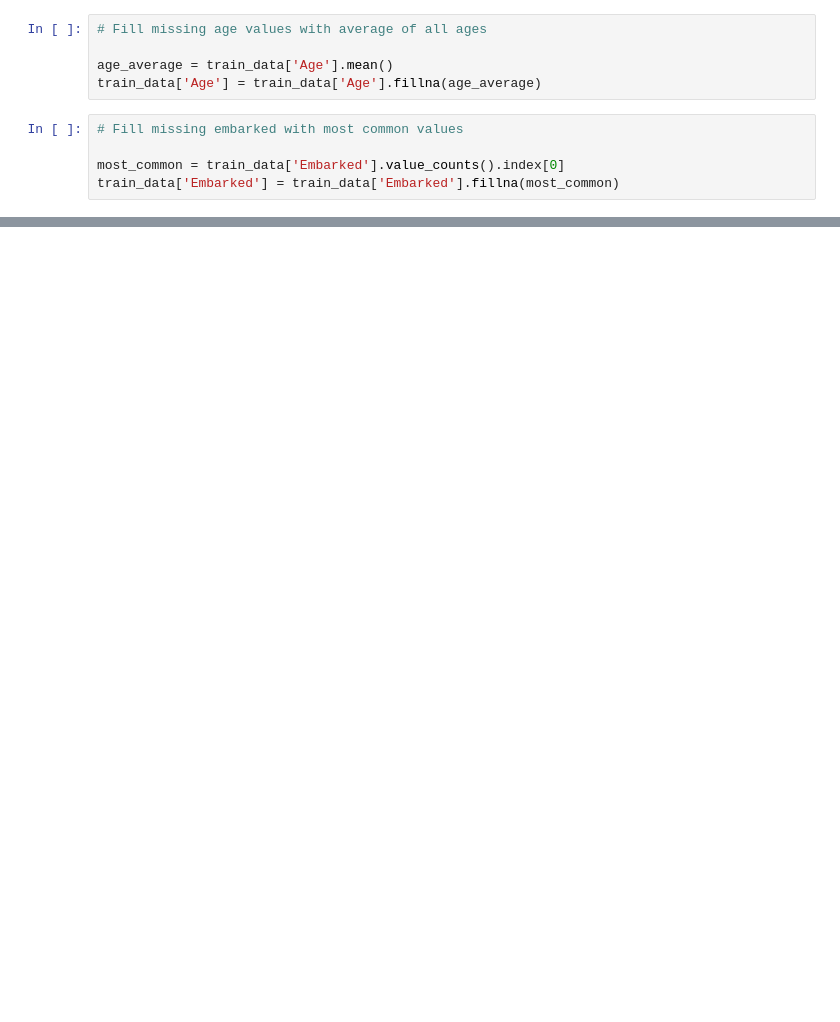
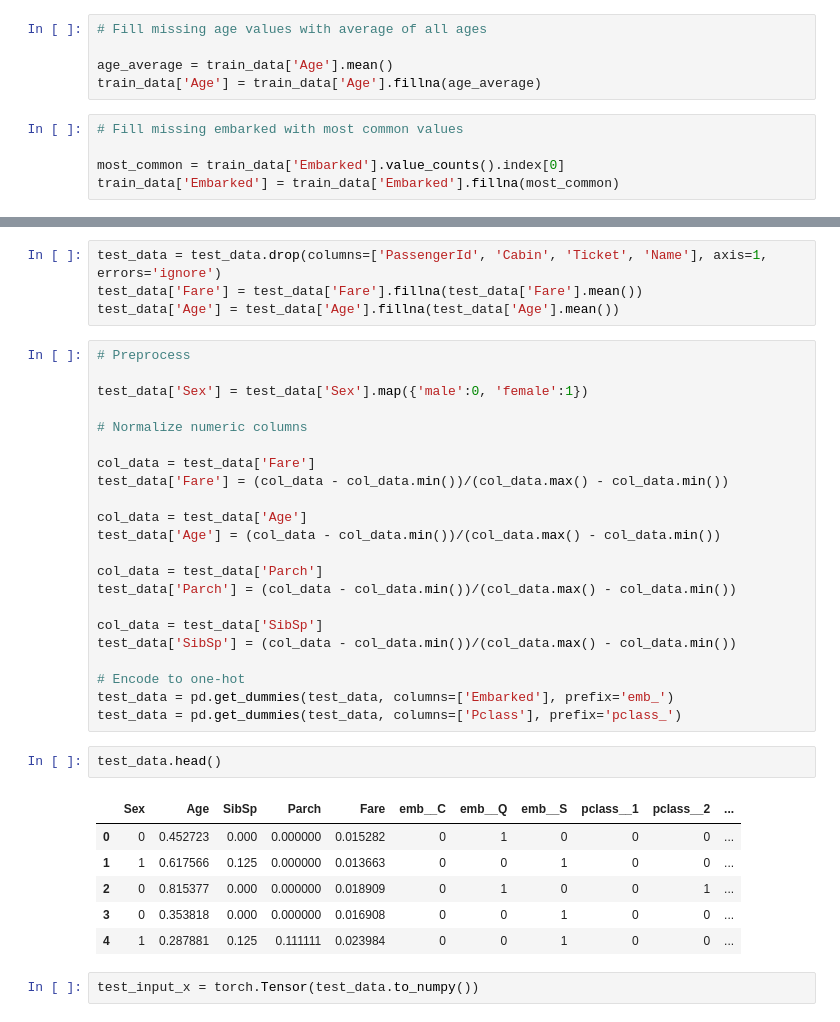
Before and after one commit to alegend4u/Kaggle-Titanic, a Jupyter notebook: main.ipynb, the cells around one changed output, grey strips where cells are left out. Cells and saved outputs as stored; diff of their text form; blank space fills up the shorter version.

```diff
--- a/main.ipynb
+++ b/main.ipynb
@@ -124,0 +173,37 @@ train_data.head()
+# %%
+test_data = test_data.drop(columns=['PassengerId', 'Cabin', 'Ticket', 'Name'], axis=1, errors='ignore')
+test_data['Fare'] = test_data['Fare'].fillna(test_data['Fare'].mean())
+test_data['Age'] = test_data['Age'].fillna(test_data['Age'].mean())
+# %%
+# Preprocess
+
+test_data['Sex'] = test_data['Sex'].map({'male':0, 'female':1})
+
+# Normalize numeric columns
+
+col_data = test_data['Fare']
+test_data['Fare'] = (col_data - col_data.min())/(col_data.max() - col_data.min())
+
+col_data = test_data['Age']
+test_data['Age'] = (col_data - col_data.min())/(col_data.max() - col_data.min())
+
+col_data = test_data['Parch']
+test_data['Parch'] = (col_data - col_data.min())/(col_data.max() - col_data.min())
+
+col_data = test_data['SibSp']
+test_data['SibSp'] = (col_data - col_data.min())/(col_data.max() - col_data.min())
+
+# Encode to one-hot
+test_data = pd.get_dummies(test_data, columns=['Embarked'], prefix='emb_')
+test_data = pd.get_dummies(test_data, columns=['Pclass'], prefix='pclass_')
+# %%
+test_data.head()
+# %% [output]
+|  | Sex | Age | SibSp | Parch | Fare | emb__C | emb__Q | emb__S | pclass__1 | pclass__2 | ... |
+| 0 | 0 | 0.452723 | 0.000 | 0.000000 | 0.015282 | 0 | 1 | 0 | 0 | 0 | ... |
+| 1 | 1 | 0.617566 | 0.125 | 0.000000 | 0.013663 | 0 | 0 | 1 | 0 | 0 | ... |
+| 2 | 0 | 0.815377 | 0.000 | 0.000000 | 0.018909 | 0 | 1 | 0 | 0 | 1 | ... |
+| 3 | 0 | 0.353818 | 0.000 | 0.000000 | 0.016908 | 0 | 0 | 1 | 0 | 0 | ... |
+| 4 | 1 | 0.287881 | 0.125 | 0.111111 | 0.023984 | 0 | 0 | 1 | 0 | 0 | ... |
+# %%
+test_input_x = torch.Tensor(test_data.to_numpy())
```
Also changed, not shown: parts of 24 cells of this notebook.
